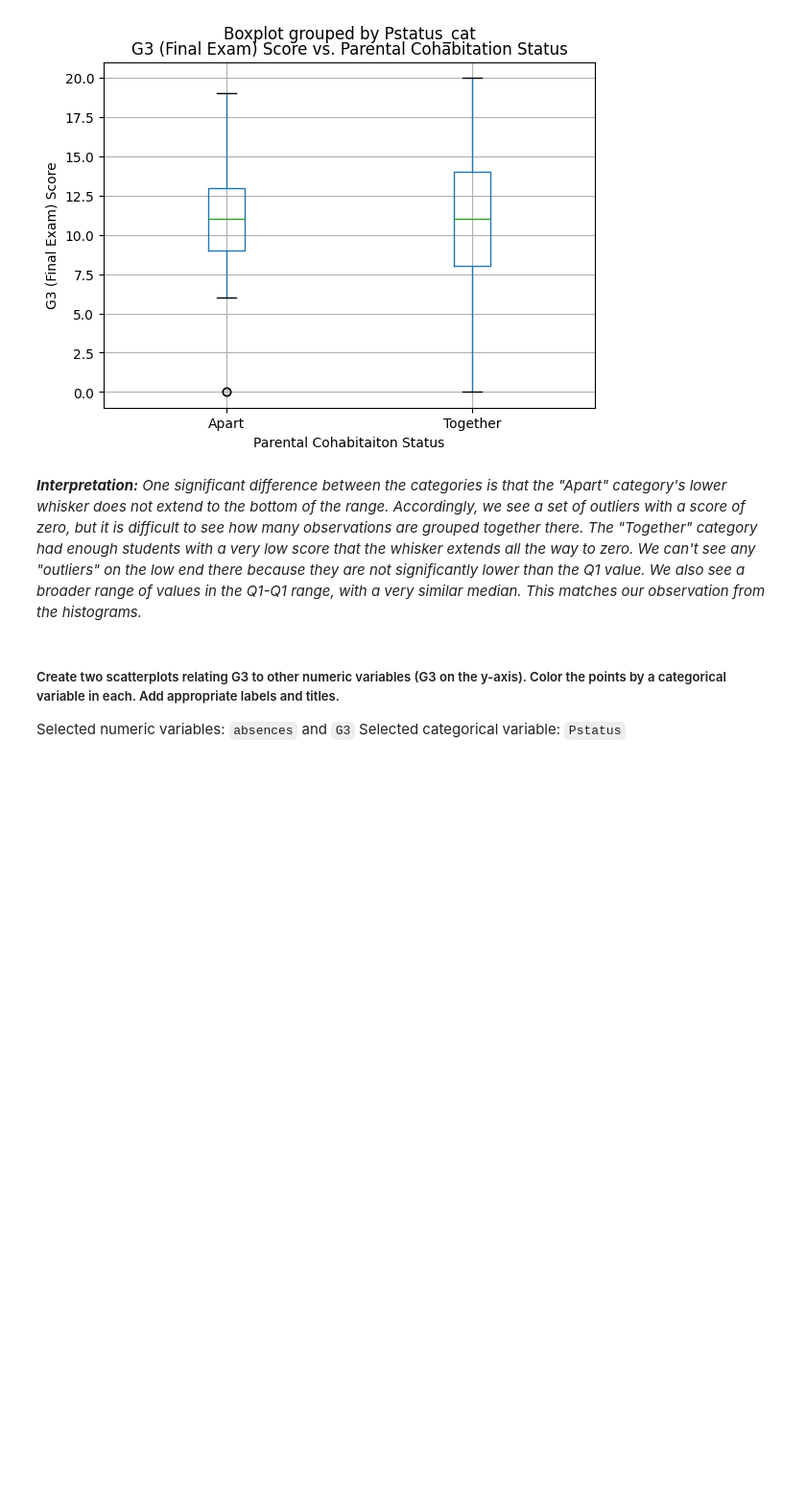
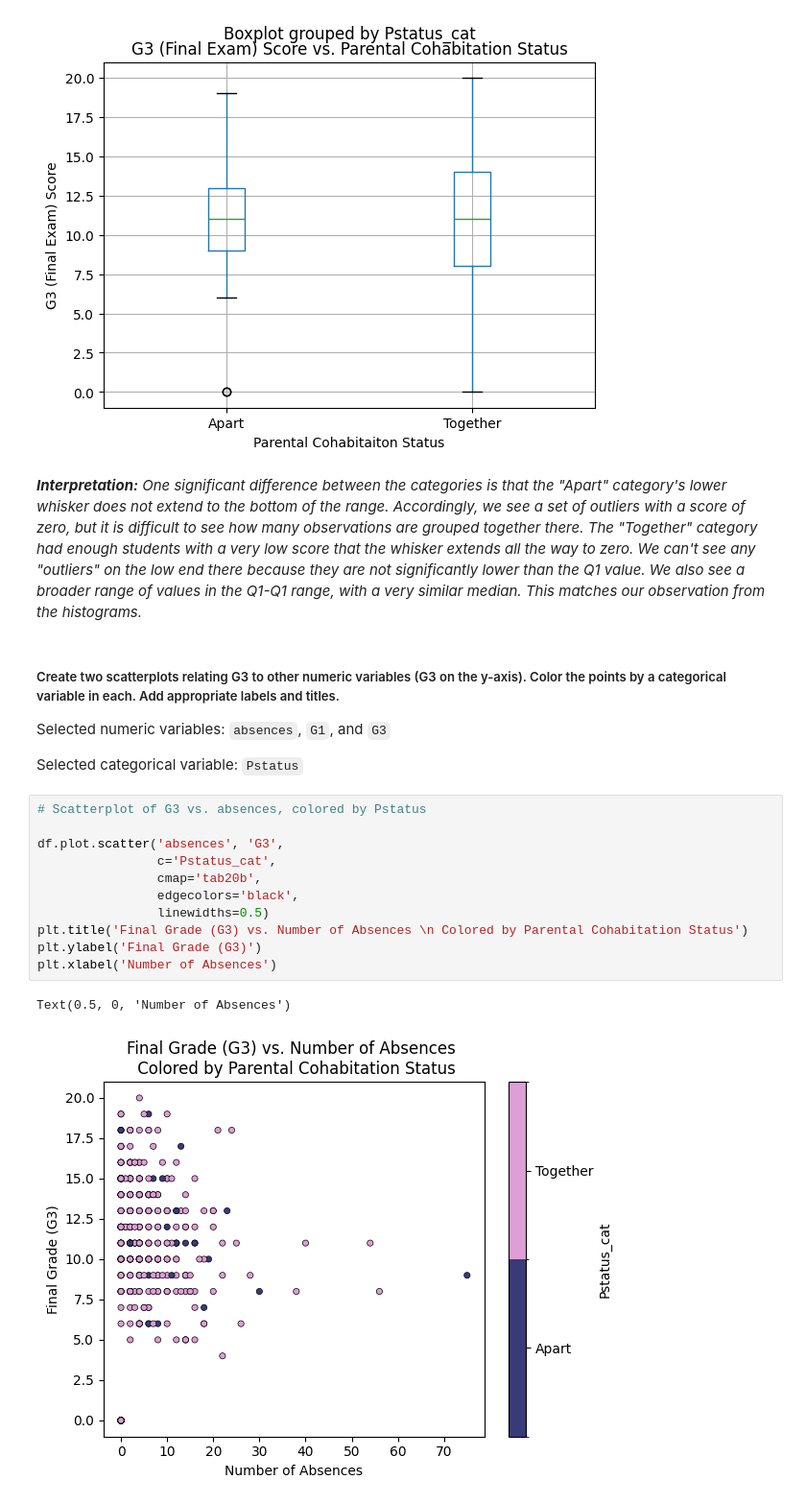
Before and after one commit to trevorlillywhite/HW-4---NCSU-ST-554---Trevor-Lillywhite, a Jupyter notebook: HW4_ST_554_Trevor_Lillywhite.ipynb, the cells around one changed output. Shown at 96% size. Cells and saved outputs as stored; diff of their text form; blank space fills up the shorter version.

Commit message:
Completed Part 1 (Summarizing Student Data Graphically). Still need to complete Part 2 (Plotting the NFL Data)

```diff
--- a/HW4_ST_554_Trevor_Lillywhite.ipynb
+++ b/HW4_ST_554_Trevor_Lillywhite.ipynb
@@ -628,5 +628,20 @@ _**Interpretation:** One significant difference between the categories is that t
 # %% [markdown]
 ##### Create two scatterplots relating G3 to other numeric variables (G3 on the y-axis). Color the points by a categorical variable in each. Add appropriate labels and titles.
 
-Selected numeric variables: `absences` and `G3`
+Selected numeric variables: `absences`, `G1`, and `G3`
+
 Selected categorical variable: `Pstatus`
+# %%
+# Scatterplot of G3 vs. absences, colored by Pstatus
+
+df.plot.scatter('absences', 'G3',
+                c='Pstatus_cat',
+                cmap='tab20b',
+                edgecolors='black',
+                linewidths=0.5)
+plt.title('Final Grade (G3) vs. Number of Absences \n Colored by Parental Cohabitation Status')
+plt.ylabel('Final Grade (G3)')
+plt.xlabel('Number of Absences')
+# %% [output]
+Text(0.5, 0, 'Number of Absences')
+[figure, added]
```
Also changed, not shown: parts of 8 cells of this notebook.
